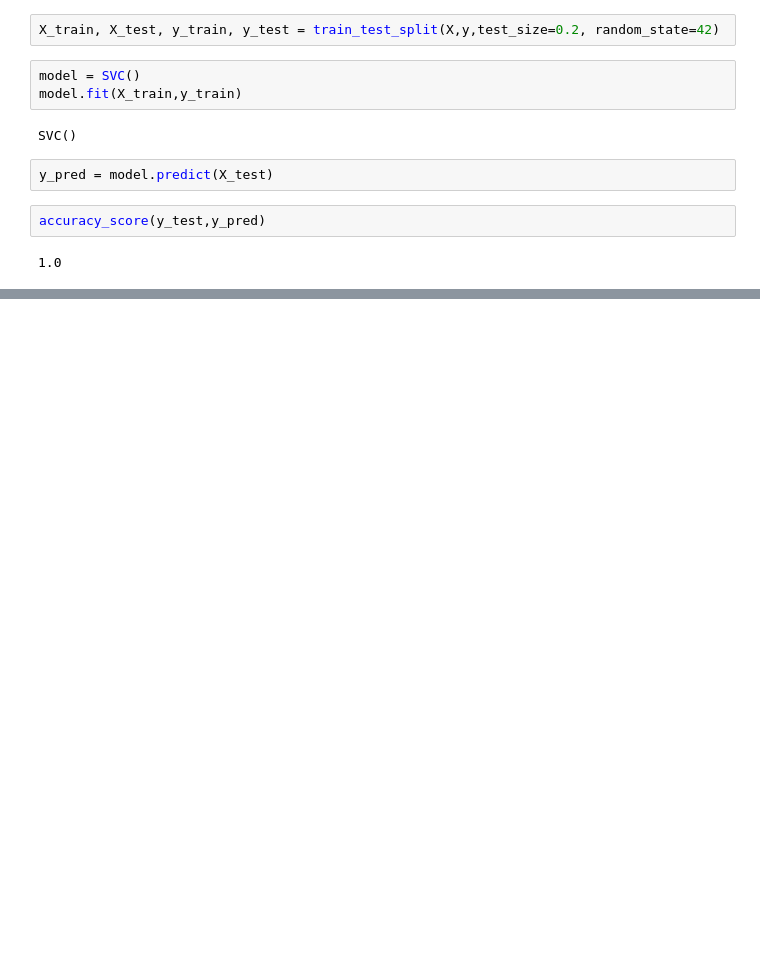
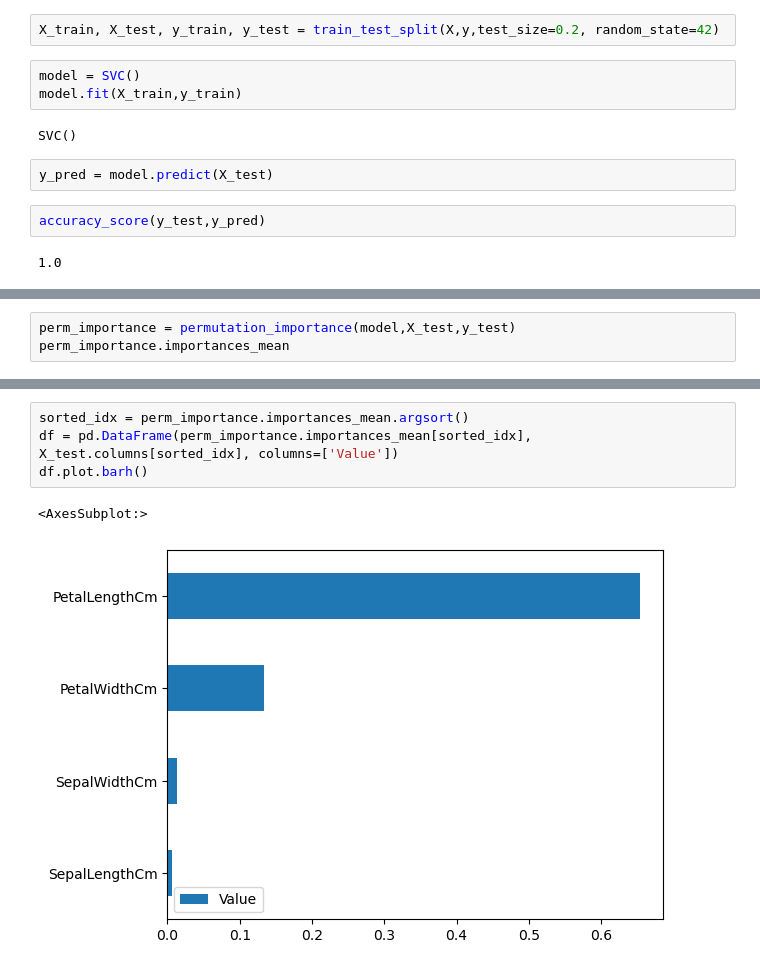
Before and after one commit to Abisoyesam/DS-ML-DL-tuts, a Jupyter notebook: DS With Rune/Lesson 12.ipynb, the cells around one changed output, grey strips where cells are left out. Saved outputs shown, nothing was run; the diff lists cells and outputs as text; blank space fills up the shorter version.

```diff
--- a/DS With Rune/Lesson 12.ipynb
+++ b/DS With Rune/Lesson 12.ipynb
@@ -119,0 +124,3 @@ perm_importance = permutation_importance(svc, X_test, y_test)
+# %%
+perm_importance = permutation_importance(model,X_test,y_test)
+perm_importance.importances_mean
@@ -119,0 +140,7 @@ perm_importance = permutation_importance(svc, X_test, y_test)
+# %%
+sorted_idx = perm_importance.importances_mean.argsort()
+df = pd.DataFrame(perm_importance.importances_mean[sorted_idx], X_test.columns[sorted_idx], columns=['Value'])
+df.plot.barh()
+# %% [output]
+<AxesSubplot:>
+[figure, added]
```
Also changed, not shown: parts of 11 cells of this notebook.
